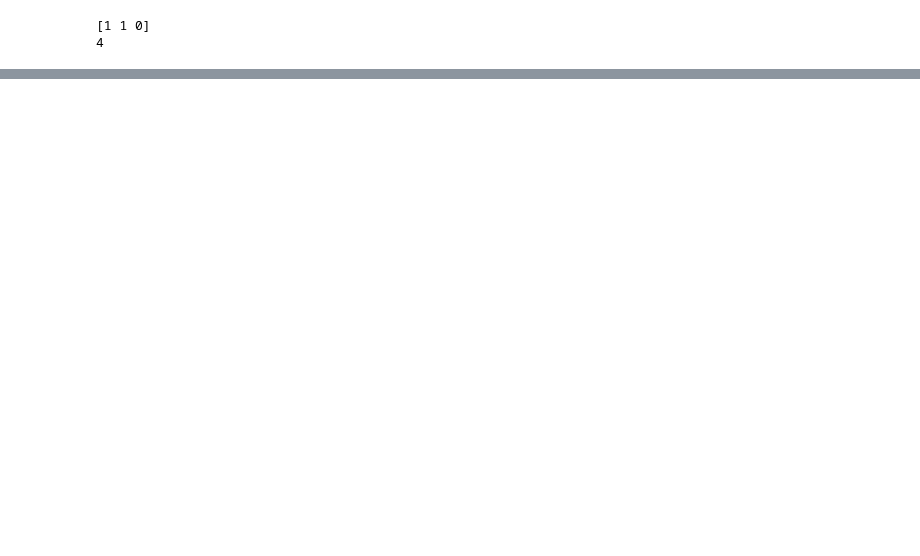
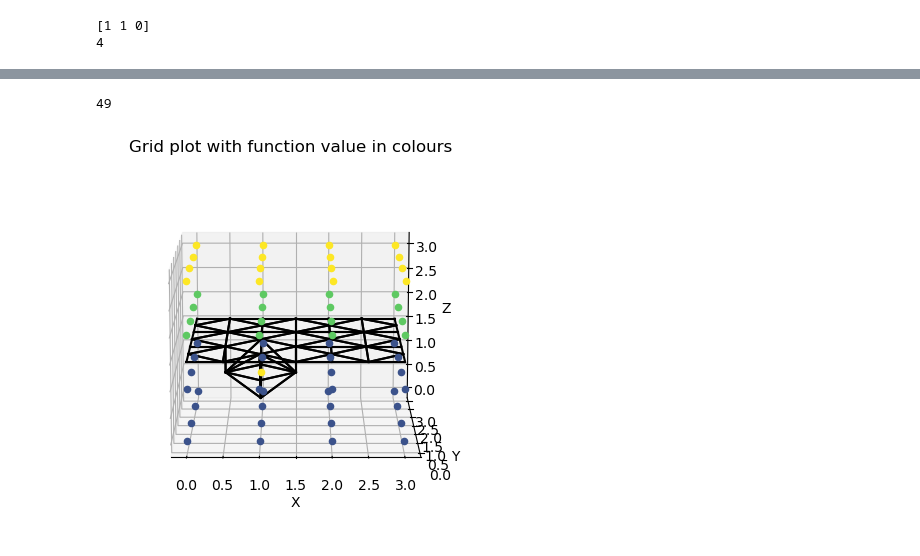
Before and after one commit to HliasGit/tetra, a Jupyter notebook: marching_tetra_python/marching_tetra.ipynb, the cells around one changed output, grey strips where cells are left out. Saved outputs shown, nothing was run; the diff lists cells and outputs as text; code cells hidden in the pictures; blank space fills up the shorter version.

```diff
--- a/marching_tetra_python/marching_tetra.ipynb
+++ b/marching_tetra_python/marching_tetra.ipynb
@@ -328,0 +486,12 @@ plt.show()
+# %%
+def make_triangle(stack, pairs):
+    final_point = []
+    for pair in pairs:
+        component = []
+        point1 = stack[pair[0]-1]
+        point2 = stack[pair[1]-1]
+        for var in range(3):
+            mid = (point1[var] + point2[var])/2
+            component.append(mid)
+        final_point.append(component)
+    return final_point
@@ -328,0 +564,31 @@ plt.show()
+# %%
+print(len(triangles))
+
+fig = plt.figure()
+ax = fig.add_subplot(111, projection='3d')
+spacing = 0.1
+
+# Plot the grid points with color based on the value of the grid
+for i in range(x+1):
+    for j in range(y+1):
+        for k in range(z+1):
+            ax.scatter(i, j, k, c=plt.cm.viridis(grid[i, j, k] / grid.max()), marker='o')
+
+ax.view_init(elev=12, azim=270)
+
+ax.set_xlabel('X')
+ax.set_ylabel('Y')
+ax.set_zlabel('Z')
+
+ax.set_title("Grid plot with function value in colours")
+
+for triangle in triangles:
+    for i in range(len(triangle)):
+        point1 = triangle[i]
+        point2 = triangle[(i + 1) % len(triangle)]
+        ax.plot([point1[0], point2[0]], [point1[1], point2[1]], [point1[2], point2[2]], color="black")
+
+plt.show()
+# %% [output]
+49
+[figure, added]
```
Also changed, not shown: parts of 14 cells of this notebook, 1 other file.
